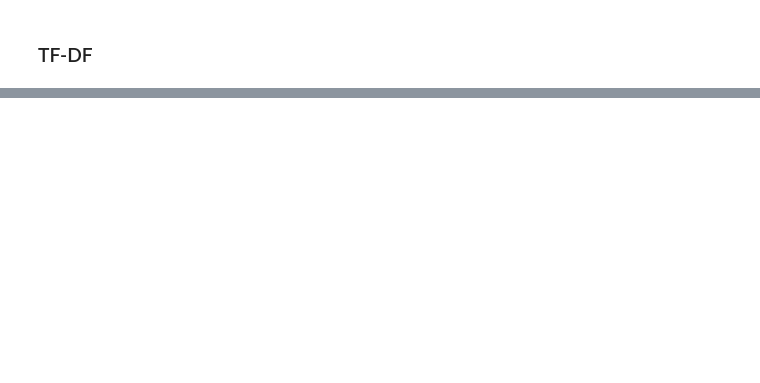
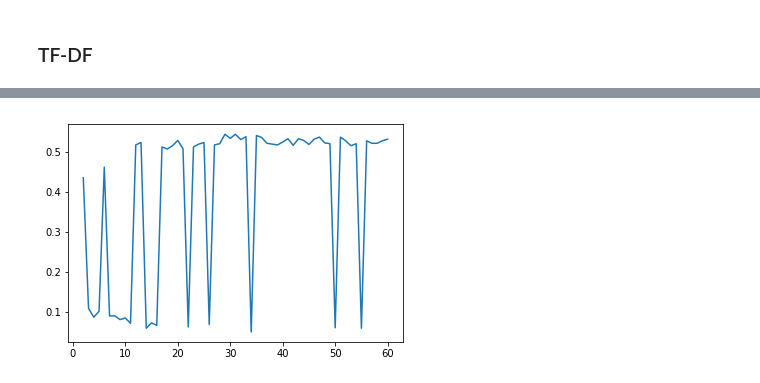
Before and after one commit to opintel/mi-salud, a Jupyter notebook: pipeline_modelo_2.ipynb, the cells around one changed output, grey strips where cells are left out. Cells and saved outputs as stored; diff of their text form; code cells hidden in the pictures; blank space fills up the shorter version.

Commit message:
primeros modelos xgb

```diff
--- a/pipeline_modelo_2.ipynb
+++ b/pipeline_modelo_2.ipynb
@@ -399,0 +365,12 @@ test=respuestas.uncaught_resp_9_text_mod
+# %%
+from sklearn.naive_bayes import MultinomialNB
+from xgboost.sklearn import XGBClassifier
+
+#clf = MultinomialNB().fit(Xall, x_target)
+#clf =XGBClassifier(colsample_bytree=0.8, gamma=0,max_depth=3,
+#                                   min_child_weight=1,missing=None,  n_estimators=100)
+#
+
+clf =XGBClassifier()
+
+#clf=clf.fit(Xall, x_target)
@@ -399,0 +389,5 @@ test=respuestas.uncaught_resp_9_text_mod
+# %%
+from sklearn.model_selection import cross_val_predict
+cval=respuestas_etiquetas
+pred_cval=cross_val_predict(clf, Xall, x_target, cv=10)
+cval['pred_cval']=pred_cval
@@ -399,0 +396,24 @@ test=respuestas.uncaught_resp_9_text_mod
+# %%
+itera=pd.DataFrame()
+for i in range(2, 150):
+    print(i)
+    pca = TruncatedSVD(n_components = i)
+    pca=pca.fit(features)
+    Xall = pca.transform(features)
+
+    Xall=pd.DataFrame(Xall)
+
+
+    from sklearn.preprocessing import MinMaxScaler
+    scaler=MinMaxScaler().fit(Xall)
+    Xall=scaler.transform(Xall)
+
+    clf =XGBClassifier()
+
+
+    cval=respuestas_etiquetas
+    pred_cval=cross_val_predict(clf, Xall, x_target, cv=10)
+    cval['pred_cval']=pred_cval
+    precision=sum(np.diagonal(pd.crosstab(cval.categ_opi,  cval.pred_cval, normalize=True)))
+    precision=pd.DataFrame({'precision':precision, 'n_loadings':i}, index=[i])
+    itera=pd.concat([itera, precision])
@@ -399,0 +459,5 @@ test=respuestas.uncaught_resp_9_text_mod
+# %%
+plt.plot(itera.n_loadings, itera.precision)
+plt.show()
+# %% [output]
+[figure, added]
```
Also changed, not shown: parts of 86 cells of this notebook, 2 other files.
